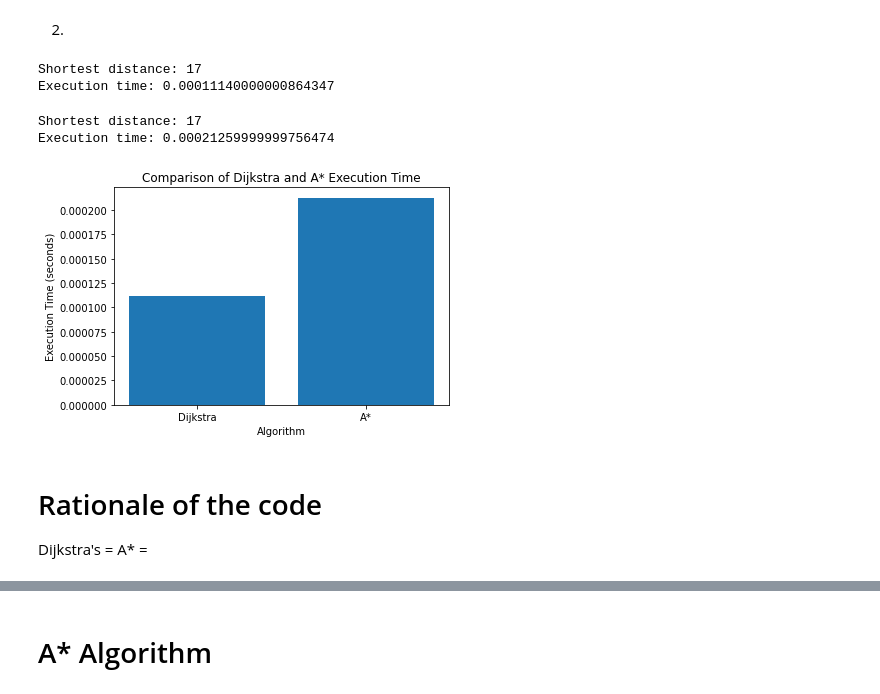
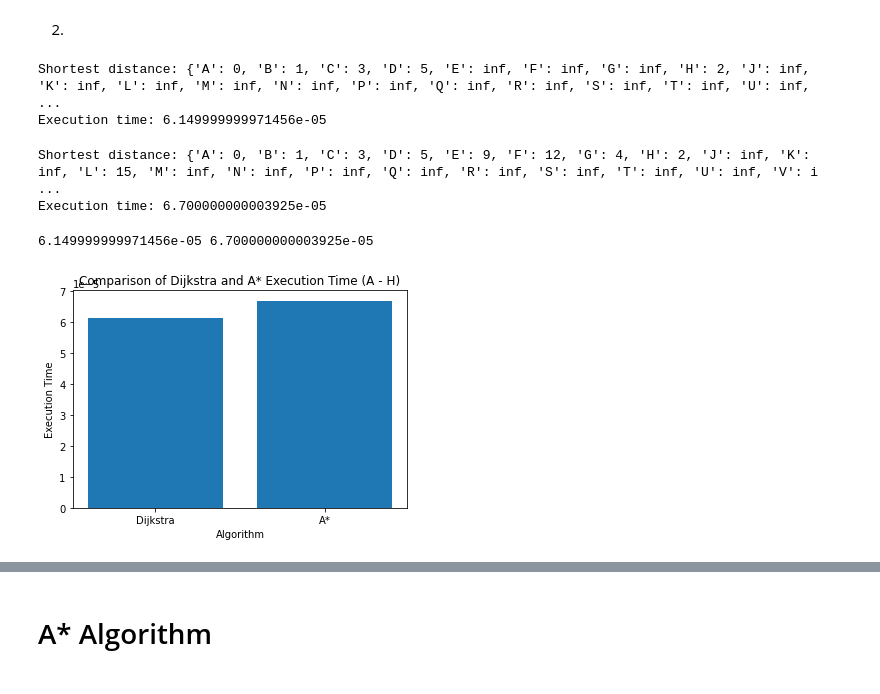
Before and after one commit to 2020300/CA-AI, a Jupyter notebook: PedroMarcal_DV_CA2.ipynb, the cells around one changed output, grey strips where cells are left out. Cells and saved outputs as stored; diff of their text form; code cells hidden in the pictures.

```diff
--- a/PedroMarcal_DV_CA2.ipynb
+++ b/PedroMarcal_DV_CA2.ipynb
@@ -173,11 +199,8 @@ import matplotlib.pyplot as plt
 # %%
 # Function to implement Dijkstra Algorithm
 
-
-
-
 # Give it as a parameter the representation of the graph and the start node
-def shortest_path (graph, start, end):
+def dijkstra_alg (graph, start, end):
     # Code to provide how long code takes to execute
     time_start = timer()
 
@@ -214,42 +237,15 @@ def shortest_path (graph, start, end):
     end_time = timer()
     execution_time = end_time - time_start
     # Return the calculate distance from starting vertex to all other vertices
-    return distances[end], execution_time
-
-
-
-# graph
-graph = {
- 'A': {'B' : 1, 'C' : 5, 'H' : 2},
- 'B': {'A' : 1, 'C' : 2, 'D' : 4},
- 'C': {'A' : 5, 'B' : 2, 'G' : 1},
- 'D': {'B' : 4, 'E' : 4, 'F' : 7, 'L' : 10},
- 'E': {'D' : 4, 'F' : 3, 'W' : 6},
- 'F': {'D' : 7, 'E' : 3, 'G' : 2},
- 'G': {'C' : 1, 'F' : 2, 'L' : 3},
- 'H': {'A' : 2, 'J' : 9, 'K' : 5},
- 'J': {'H' : 9, 'K' : 3, 'N' : 6},
- 'K': {'H' : 5, 'J' : 3, 'L' : 5},
- 'L': {'D' : 7, 'G' : 3, 'K' : 5, 'M' : 4, 'N' : 3, 'V' : 10, 'W' : 8},
- 'M': {'L' : 4, 'P' : 2, 'Q' : 10},
- 'N': {'J' : 6, 'K' : 5, 'L' : 3, 'P' : 4, 'S' : 7},
- 'P': {'M' : 10, 'N' : 4, 'R' : 5},
- 'Q': {'M' : 10, 'S' : 8, 'W' : 4},
- 'R': {'P' : 5, 'S' : 4, 'U' : 1},
- 'S': {'N' : 7, 'P' : 4, 'Q' : 8, 'R' : 4, 'T' : 4, 'U' : 2, 'V' : 6},
- 'T': {'R' : 3, 'S' : 4, 'U' : 1},
- 'U': {'S' : 2, 'T' : 1, 'V' : 3},
- 'V': {'L' : 10, 'S' : 6, 'U' : 3, 'W' : 5},
- 'W': {'E' : 6, 'L' : 8, 'Q' : 4, 'V' : 5}
-}
+    return distances, execution_time
 # %%
 # Run code and store run time into a variable
-distance, time_taken = shortest_path(graph, 'A', 'S')
+distance, time_taken = dijkstra_alg(graph, 'A', 'H')
 print("Shortest distance:", distance)
 print("Execution time:", time_taken)
 # %% [output]
-Shortest distance: 17
-Execution time: 0.00011140000000864347
+Shortest distance: {'A': 0, 'B': 1, 'C': 3, 'D': 5, 'E': inf, 'F': inf, 'G': inf, 'H': 2, 'J': inf, 'K': inf, 'L': inf, 'M': inf, 'N': inf, 'P': inf, 'Q': inf, 'R': inf, 'S': inf, 'T': inf, 'U': inf,  ...
+Execution time: 6.149999999971456e-05
 # %%
 # Function to implement A* Algorithm
 
@@ -318,21 +298,19 @@ graph = {
 # %%
-distance2, time_taken2 = astar(graph, 'A', 'S')
+# Run code and store values into variables
+distance2, time_taken2 = astar_alg(graph, 'A', 'H')
 print("Shortest distance:", distance2)
 print("Execution time:", time_taken2)
 # %% [output]
-Shortest distance: 17
-Execution time: 0.00021259999999756474
+Shortest distance: {'A': 0, 'B': 1, 'C': 3, 'D': 5, 'E': 9, 'F': 12, 'G': 4, 'H': 2, 'J': inf, 'K': inf, 'L': 15, 'M': inf, 'N': inf, 'P': inf, 'Q': inf, 'R': inf, 'S': inf, 'T': inf, 'U': inf, 'V': i ...
+Execution time: 6.700000000003925e-05
 # %%
 # Create bar graph to compare the performance time between the algorithms
+print (time_taken, time_taken2)
 plt.bar(['Dijkstra', 'A*'], [time_taken, time_taken2])
 plt.xlabel('Algorithm')
-plt.ylabel('Execution Time (seconds)')
-plt.title('Comparison of Dijkstra and A* Execution Time')
+plt.ylabel('Execution Time')
+plt.title('Comparison of Dijkstra and A* Execution Time (A - H)')
 plt.show()
 # %% [output]
+6.149999999971456e-05 6.700000000003925e-05
-[figure, old version]
+[figure, new version]
-# %% [markdown]
-# Rationale of the code
-
-Dijkstra's =
-A* =
```
Also changed, not shown: parts of 6 cells of this notebook.
